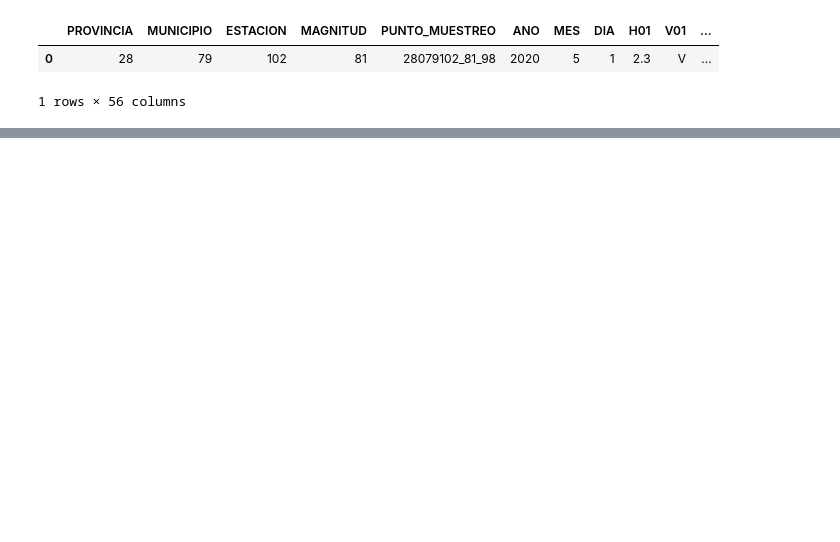
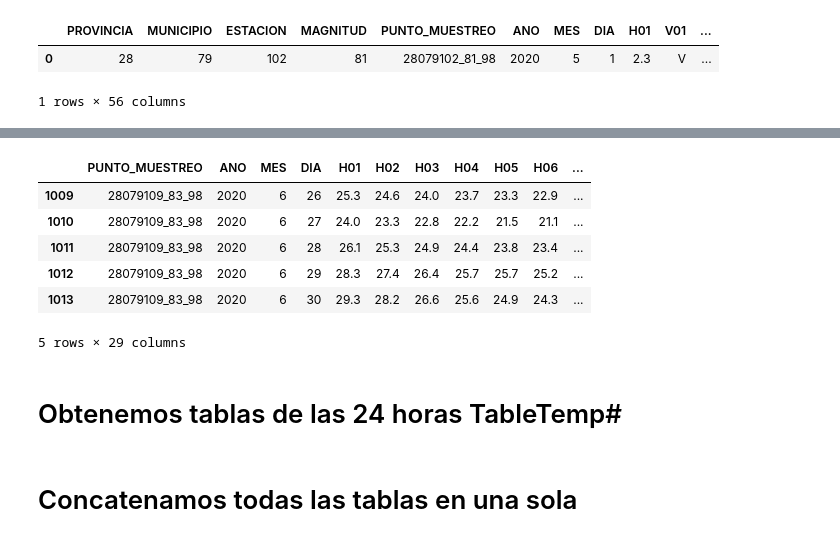
Before and after one commit to Jhonvalencia77/8vo_avance, a Jupyter notebook: Data_Metereologicos.ipynb, the cells around one changed output, grey strips where cells are left out. Saved outputs shown, nothing was run; the diff lists cells and outputs as text; code cells hidden in the pictures; blank space fills up the shorter version.

```diff
--- a/Data_Metereologicos.ipynb
+++ b/Data_Metereologicos.ipynb
@@ -281,0 +503,3 @@ TableTempF = pd.pivot_table(TableTempF, values=['ds'],columns=['H01'], index=["P
+# %%
+DataMeteo = pd.read_csv("/home/jonathan/tesis/Data_Temperatura_Lluvia/jun_meteo20.csv", sep=';')
+DataMeteo.head(1)
@@ -281,0 +513,22 @@ TableTempF = pd.pivot_table(TableTempF, values=['ds'],columns=['H01'], index=["P
+# %%
+DataFiltrar = DataMeteo.loc[DataMeteo.loc[:,'ESTACION'] == 109]
+DataTemp = DataFiltrar.loc[DataFiltrar.loc[:,'MAGNITUD'] == 83]
+DataTemp = DataTemp.drop(columns=['PROVINCIA','MUNICIPIO','ESTACION','MAGNITUD','V01','V02','V03','V04','V05','V06','V07','V08','V09','V10','V11','V12','V13','V14','V15','V16','V17','V18','V19','V20','V21','V22','V23','V24'])
+TableTemp = DataTemp
+# Convertimos los elementos de las columnas "ANO" "MES" "DIA" a string
+TableTemp['ANO']= TableTemp['ANO'].map(str)
+TableTemp['MES']= TableTemp['MES'].map(str)
+TableTemp['DIA']= TableTemp['DIA'].map(str)
+# Ajustamos la columna ds con (-) para posteriormente obtener un timestamp
+TableTemp['ds'] = TableTemp['ANO'] + '-' + TableTemp['MES'] + '-' + TableTemp['DIA']
+TableTemp.tail(5)
+# %% [output]
+|  | PUNTO_MUESTREO | ANO | MES | DIA | H01 | H02 | H03 | H04 | H05 | H06 | ... |
+| 1009 | 28079109_83_98 | 2020 | 6 | 26 | 25.3 | 24.6 | 24.0 | 23.7 | 23.3 | 22.9 | ... |
+| 1010 | 28079109_83_98 | 2020 | 6 | 27 | 24.0 | 23.3 | 22.8 | 22.2 | 21.5 | 21.1 | ... |
+| 1011 | 28079109_83_98 | 2020 | 6 | 28 | 26.1 | 25.3 | 24.9 | 24.4 | 23.8 | 23.4 | ... |
+| 1012 | 28079109_83_98 | 2020 | 6 | 29 | 28.3 | 27.4 | 26.4 | 25.7 | 25.7 | 25.2 | ... |
+| 1013 | 28079109_83_98 | 2020 | 6 | 30 | 29.3 | 28.2 | 26.6 | 25.6 | 24.9 | 24.3 | ... |
+5 rows × 29 columns
+# %% [markdown]
+# Obtenemos tablas de las 24 horas TableTemp#
@@ -281,0 +728,2 @@ TableTempF = pd.pivot_table(TableTempF, values=['ds'],columns=['H01'], index=["P
+# %% [markdown]
+# Concatenamos todas las tablas en una sola
```
Also changed, not shown: parts of 87 cells of this notebook, 1 other file.
